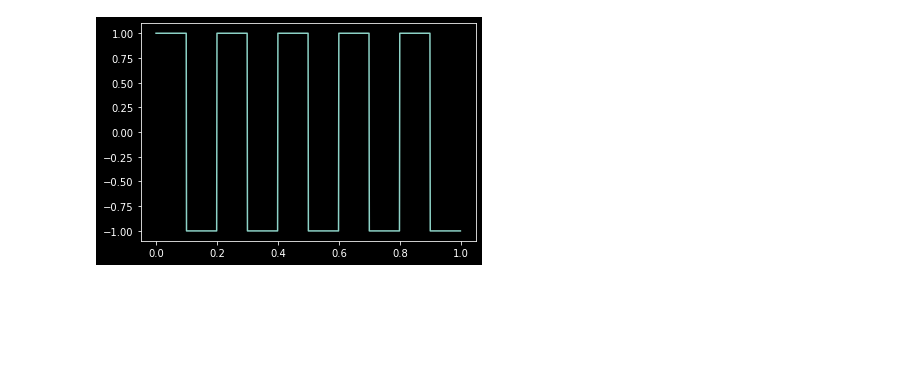
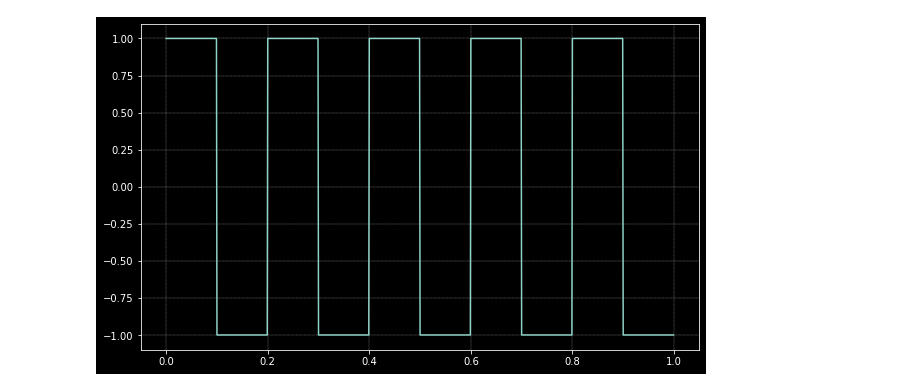
Before and after one commit to gcrisafio/PDS, a Jupyter notebook: Trabajos_Semanales/TS1.ipynb, the cells around one changed output. Saved outputs shown, nothing was run; the diff lists cells and outputs as text; code cells hidden in the pictures; blank space fills up the shorter version.

```diff
--- a/Trabajos_Semanales/TS1.ipynb
+++ b/Trabajos_Semanales/TS1.ipynb
@@ -86,32 +86,33 @@ import matplotlib.pyplot as plt # Importar la librería matplotlib
 import numpy as np # Importar la librería numpy
 from scipy.signal import square # Importar la función square
 
 def mi_funcion_cuad(vmax, dc, ff, ph, nn, fs):
 
   ## Tiempo
   # Creamos un vector de tiempo con nn muestras y fs frecuencia de muestreo
   Ts = 1/fs # step = periodo de muestreo Ts (ADC)
   T_exploracion = nn*Ts # Tiempo de exploracion = N . Ts
   tt = np.arange(start = 0, stop = T_exploracion, step = Ts)
 
   ## Signal
   # Calculamos la señal cuadrada con la fórmula: x(t) = vmax * square(2 * pi * ff * t + ph, duty) + dc
   # El parámetro duty es el ciclo de trabajo de la señal cuadrada, que debe estar entre 0 y 1
   duty = 0.5 # Por ejemplo, ponemos un ciclo de trabajo de 0.5, que significa que la señal es positiva el 50% del tiempo
   xx = vmax * square(2 * np.pi * ff * tt + ph, duty) + dc
   # Devolvemos el vector de tiempo y la señal cuadrada
   return tt, xx
 
 
 fs = 1000. #[Hz] Definido por ADC
   # NOTA: usar escalares con X. para usar variables tipo enteras en procesador
 N = fs # muestras (Normalizamos para ver mejor el grafico)
 
 tt, xx = mi_funcion_cuad( vmax = 1, dc = 0, ff = 5, ph=0, nn = N, fs = fs)
+plt.figure(figsize=(10, 6)) # Crear una figura de 10 x 6 pulgadas
 plt.plot(tt, xx);
 
 # Configurar el estilo del gráfico
 plt.style.use('dark_background')
-# plt.grid(color='white', linestyle='--', linewidth=0.25)
+plt.grid(color='white', linestyle='--', linewidth=0.25)
 # %% [output]
-[figure, old version]
+[figure, new version]
```
Also changed, not shown: parts of 2 cells of this notebook.
